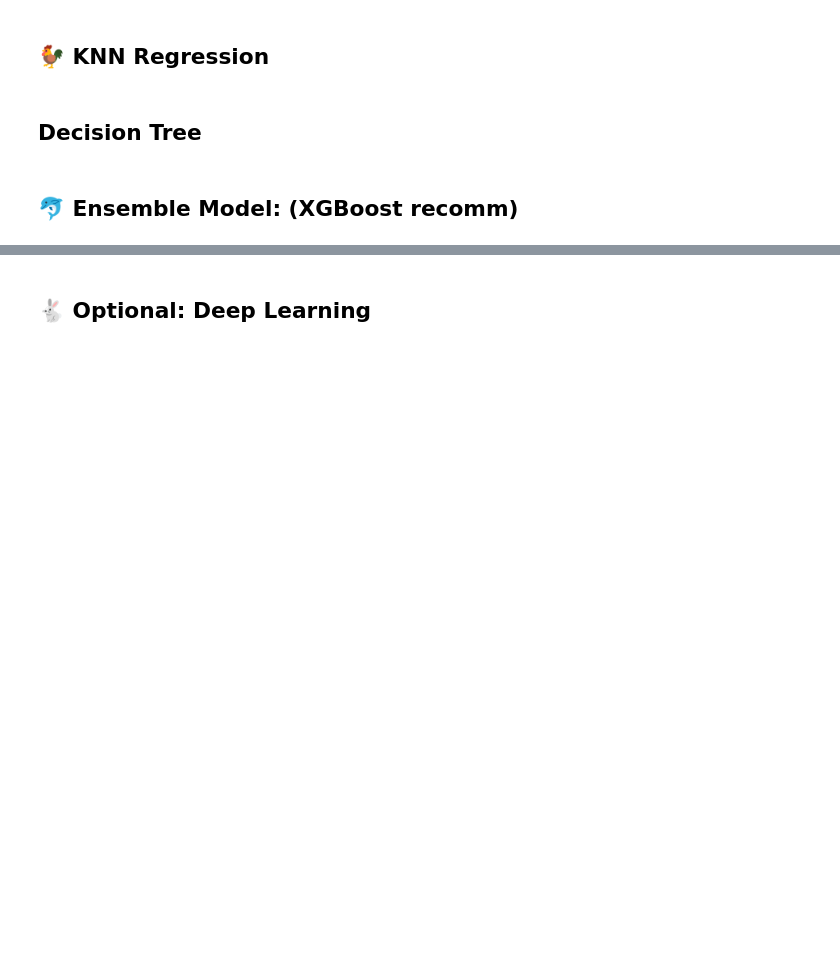
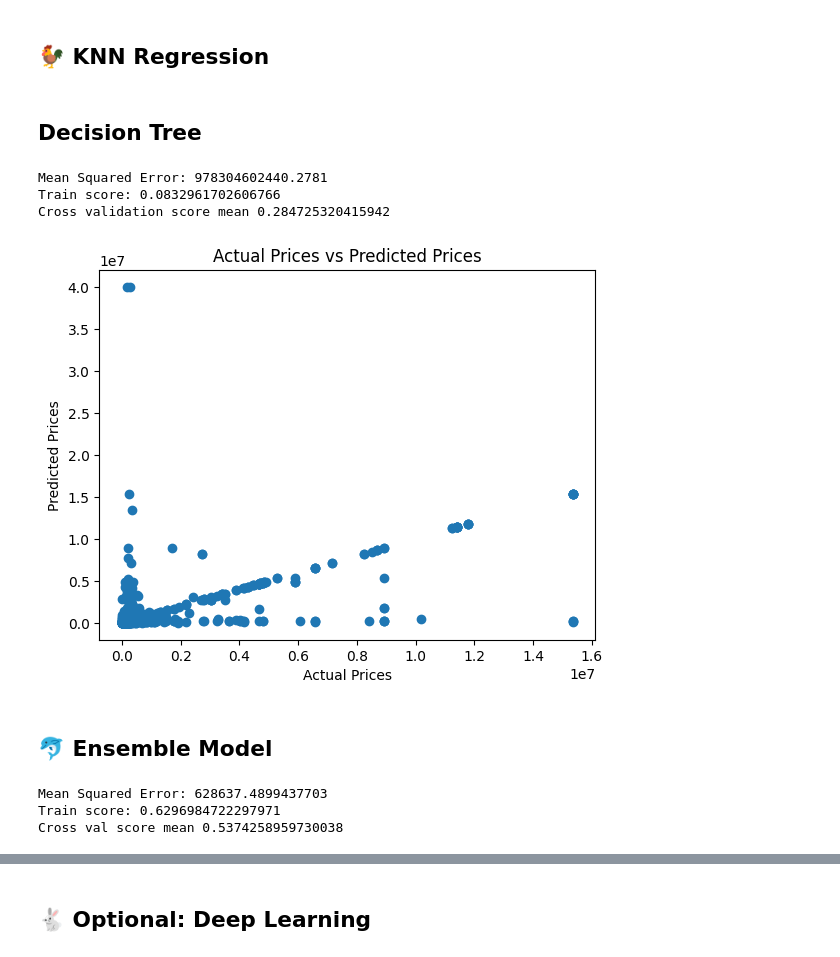
Before and after one commit to qadnguyen/realdata, a Jupyter notebook: notebooks/notebook_daniela.ipynb, the cells around one changed output, grey strips where cells are left out. Cells and saved outputs as stored; diff of their text form; code cells hidden in the pictures; blank space fills up the shorter version.

```diff
--- a/notebooks/notebook_daniela.ipynb
+++ b/notebooks/notebook_daniela.ipynb
@@ -728,28 +920,41 @@ X_train, X_test, y_train, y_test = train_test_split(X, y, test_size=0.2)
 # %%
 from sklearn.tree import DecisionTreeRegressor
-model = DecisionTreeRegressor()
+model_dtr = DecisionTreeRegressor()
 
-model.fit(X_train, y_train)
-scaler = StandardScaler()
-X_train_scaled = scaler.fit_transform(X_train)
-X_test_scaled = scaler.transform(X_test)
-y_pred = model.predict(X_test)
+model_dtr.fit(X_train, y_train)
+
+y_pred = model_dtr.predict(X_test)
 mse = mean_squared_error(y_test, y_pred)
 print(f'Mean Squared Error: {mse}')
-print('Train score:', model.score(X_test, y_test))
-print('Cross val score mean', cross_val_score(model, X_train, y_train, cv = 5).mean())
+print('Train score:', model_dtr.score(X_test, y_test))
+print('Cross validation score mean', cross_val_score(model_dtr, X_train, y_train, cv = 5).mean())
+# %% [output]
+Mean Squared Error: 978304602440.2781
+Train score: 0.0832961702606766
+Cross validation score mean 0.284725320415942
+# %%
+#Visualize DTR
+plt.scatter(y_test, y_pred)
+plt.xlabel('Actual Prices')
+plt.ylabel('Predicted Prices')
+plt.title('Actual Prices vs Predicted Prices')
+plt.show()
+# %% [output]
+[figure, added]
 # %% [markdown]
-## 🐬 Ensemble Model: (XGBoost recomm)
+## 🐬 Ensemble Model
 # %%
 from sklearn.ensemble import RandomForestRegressor
-model = RandomForestRegressor()
+model_rfr = RandomForestRegressor()
 
-model.fit(X_train, y_train)
-scaler = StandardScaler()
-X_train_scaled = scaler.fit_transform(X_train)
-X_test_scaled = scaler.transform(X_test)
-y_pred = model.predict(X_test)
+model_rfr.fit(X_train, y_train)
+y_pred = model_rfr.predict(X_test)
 mse = mean_squared_error(y_test, y_pred)
-print(f'Mean Squared Error: {mse}')
-print( 'Train score:', model.score(X_test, y_test))
-print('Cross val score mean', cross_val_score(model, X_train, y_train, cv = 5).mean())
+rmse = mse**(1/2)
+print(f'Mean Squared Error: {rmse}')
+print( 'Train score:', model_rfr.score(X_test, y_test))
+print('Cross val score mean', cross_val_score(model_rfr, X_train, y_train, cv = 5).mean())
+# %% [output]
+Mean Squared Error: 628637.4899437703
+Train score: 0.6296984722297971
+Cross val score mean 0.5374258959730038
```
Also changed, not shown: parts of 39 cells of this notebook.
